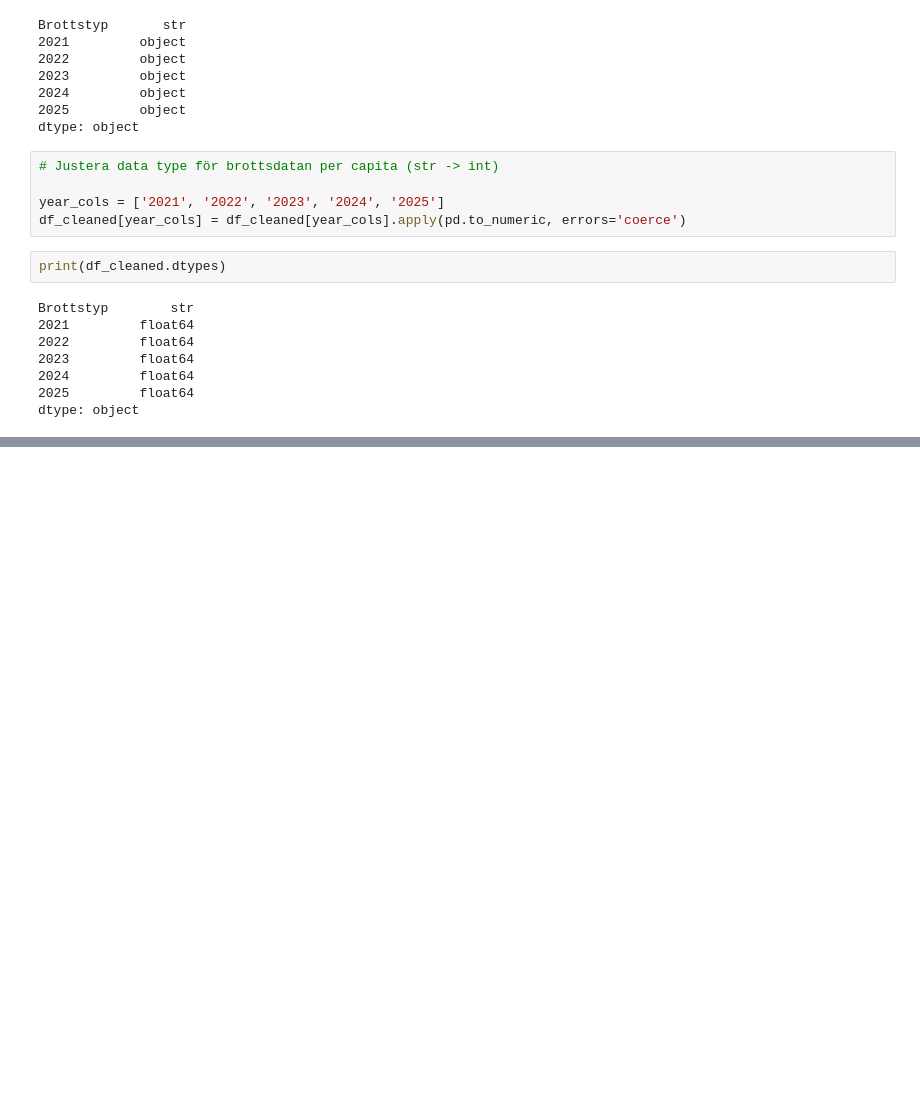
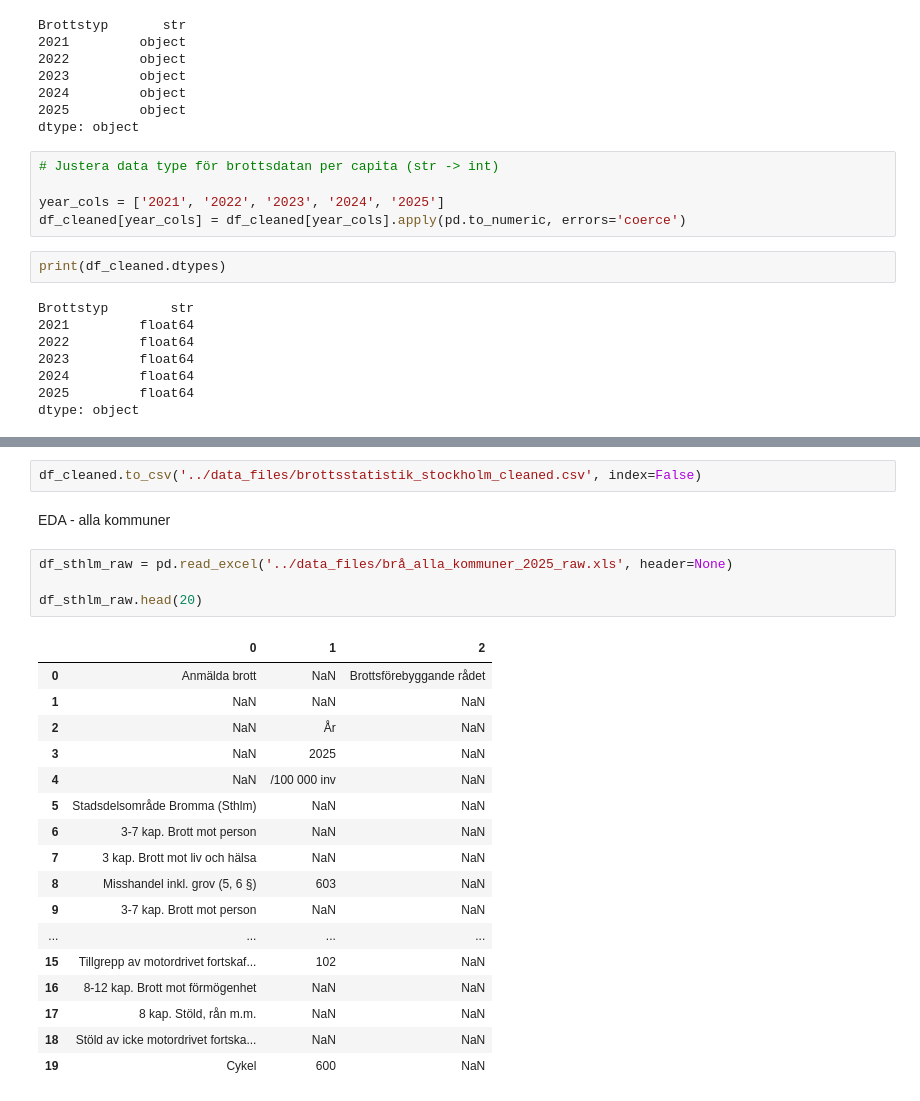
Before and after one commit to cactus-commits/UrbanPulse, a Jupyter notebook: EDA/eda_brå_sthlm.ipynb, the cells around one changed output, grey strips where cells are left out. Saved outputs shown, nothing was run; the diff lists cells and outputs as text; blank space fills up the shorter version.

```diff
--- a/EDA/eda_brå_sthlm.ipynb
+++ b/EDA/eda_brå_sthlm.ipynb
@@ -155,0 +145,26 @@ WHERE Brottstyp IN (
+# %%
+df_cleaned.to_csv('../data_files/brottsstatistik_stockholm_cleaned.csv', index=False)
+# %% [markdown]
+EDA - alla kommuner
+# %%
+df_sthlm_raw = pd.read_excel('../data_files/brå_alla_kommuner_2025_raw.xls', header=None)
+
+df_sthlm_raw.head(20)
+# %% [output]
+|  | 0 | 1 | 2 |
+| 0 | Anmälda brott | NaN | Brottsförebyggande rådet |
+| 1 | NaN | NaN | NaN |
+| 2 | NaN | År | NaN |
+| 3 | NaN | 2025 | NaN |
+| 4 | NaN | /100 000 inv | NaN |
+| 5 | Stadsdelsområde Bromma (Sthlm) | NaN | NaN |
+| 6 | 3-7 kap. Brott mot person | NaN | NaN |
+| 7 | 3 kap. Brott mot liv och hälsa | NaN | NaN |
+| 8 | Misshandel inkl. grov (5, 6 §) | 603 | NaN |
+| 9 | 3-7 kap. Brott mot person | NaN | NaN |
+| ... | ... | ... | ... |
+| 15 | Tillgrepp av motordrivet fortskaf... | 102 | NaN |
+| 16 | 8-12 kap. Brott mot förmögenhet | NaN | NaN |
+| 17 | 8 kap. Stöld, rån m.m. | NaN | NaN |
+| 18 | Stöld av icke motordrivet fortska... | NaN | NaN |
+| 19 | Cykel | 600 | NaN |
```
Also changed, not shown: parts of 20 cells of this notebook, 1 other file.
